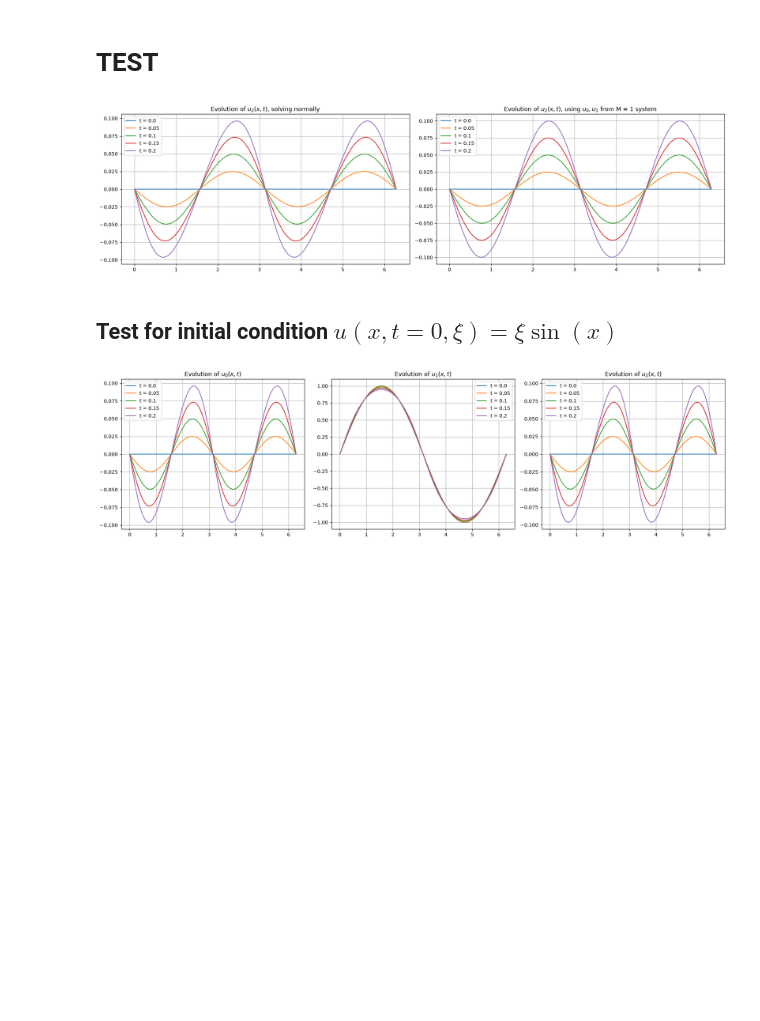
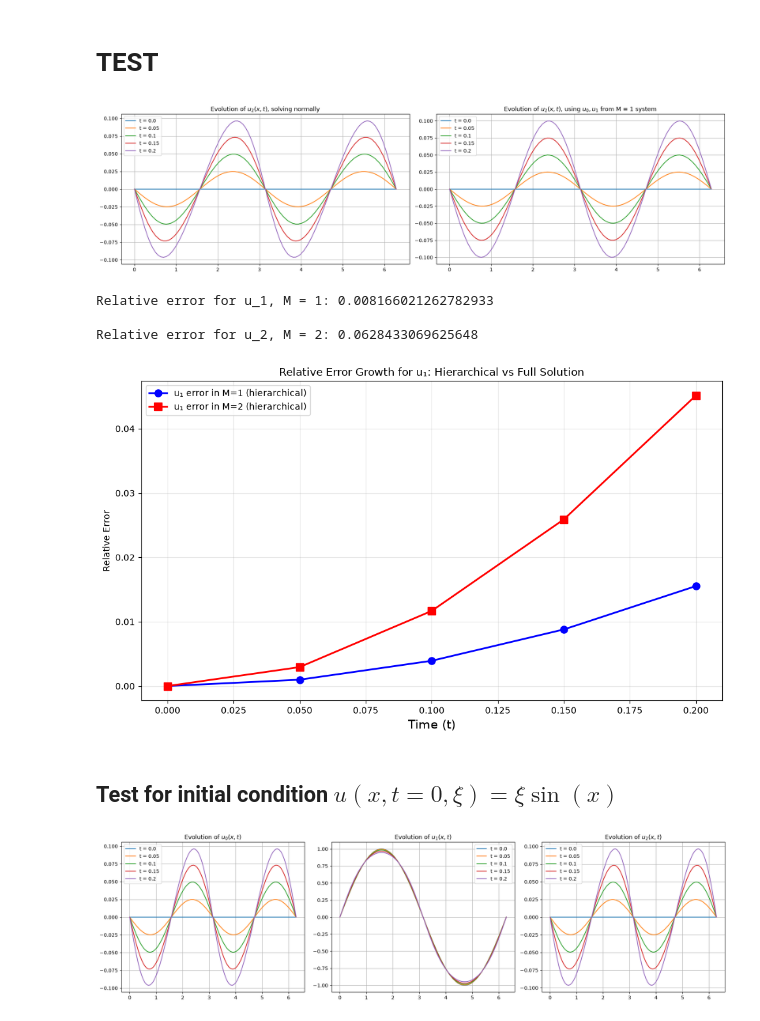
Before and after one commit to giangch0/stochastic_pde, a Jupyter notebook: stochasticpde.ipynb, the cells around one changed output. Cells and saved outputs as stored; diff of their text form; code cells hidden in the pictures; blank space fills up the shorter version.

Commit message:
Add relative error plot

```diff
--- a/stochasticpde.ipynb
+++ b/stochasticpde.ipynb
@@ -283,6 +284,8 @@ def GeneralBurgHierachy(u, t, delta_x, M, N, u_from_M0 = None, u_from_M1 = None)
         Truncation limit. For now, the function is limited to M = 1 and M = 2
     N: non-negative integer
         Number of grid points (x-axis) in which we evaluate the solution
+    u_from_M0: None or a tuple if solution from system M = 0 exists
+        A one-tuple containing u_0 from solving BurgersKEqualsZeroEqn for case M = 0
     u_from_M1: None or a tuple if solution from system M = 1 exists
         A 2-tuple containing u_0 and u_1 solving from BurgersKEqualsZeroEqn and BurgersKEqualsOneEqn for case M = 1
 
@@ -416,6 +419,63 @@ plt.tight_layout()
 plt.show()
 # %% [output]
 [figure]
+# %%
+u1_M1_normal = M1_result_normal[:,N:2*N]
+u1_M1_inherited = M1_result_inherited[:,N:2*N]
+print("\nRelative error for u_1, M = 1:", LA.norm(u1_M1_inherited - u1_M1_normal)/LA.norm(u1_M1_normal))
+
+u2_M2_normal = M2_result_normal[:, 2*N:3*N]
+u2_M2_inherited = M2_result_inherited[:, 2*N:3*N]
+print("\nRelative error for u_2, M = 2:",LA.norm(u2_M2_inherited - u2_M2_normal)/LA.norm(u2_M2_normal)) #np.float64(0.0628433069625648) means 6 percent error whatever
+# %% [output]
+Relative error for u_1, M = 1: 0.008166021262782933
+
+Relative error for u_2, M = 2: 0.0628433069625648
+# %%
+# Reshape results from running odeint
+M1_result_normal = M1_result_normal.reshape(len(t), M1+1, N)
+M2_result_normal = M2_result_normal.reshape(len(t), M2+1, N)
+M1_result_inherited = M1_result_inherited.reshape(len(t), M1+1, N)
+M2_result_inherited = M2_result_inherited.reshape(len(t), M2+1, N)
+
+# Extract u1 from M = 1 solutions (2 ways)
+u1_M1_full = M1_result_normal[:, 1, :]
+u1_M1_hierarchical = M1_result_inherited[:, 1, :]
+
+# Extract u1 from M = 2 solutions (2 ways)
+u1_M2_full = M2_result_normal[:, 1, :]
+u1_M2_hierarchical = M2_result_inherited[:, 1, :]
+
+# Calculate relative errors at each time step
+relative_error_u1_M1 = np.zeros(len(t))
+relative_error_u1_M2 = np.zeros(len(t))
+
+for i in range(len(t)):
+    # Relative error for u1 in M=1 (hierarchical vs full M=1)
+    relative_error_u1_M1[i] = (np.linalg.norm(u1_M1_hierarchical[i, :] - u1_M1_full[i, :]) /
+                                np.linalg.norm(u1_M1_full[i, :]))
+
+    # Relative error for u1 in M=2 (hierarchical vs full M=2)
+    relative_error_u1_M2[i] = (np.linalg.norm(u1_M2_hierarchical[i, :] - u1_M2_full[i, :]) /
+                                np.linalg.norm(u1_M2_full[i, :]))
+
+#Plot over time
+plt.figure(figsize=(10, 6))
+plt.plot(t, relative_error_u1_M1, 'b-o', label='u₁ error in M=1 (hierarchical)',
+             linewidth=2, markersize=8)
+plt.plot(t, relative_error_u1_M2, 'r-s', label='u₁ error in M=2 (hierarchical)',
+             linewidth=2, markersize=8)
+
+plt.xlabel('Time (t)', fontsize=14)
+plt.ylabel('Relative Error')
+plt.title('Relative Error Growth for u₁: Hierarchical vs Full Solution')
+plt.legend()
+plt.grid(True, alpha=0.3, which='both')
+
+plt.tight_layout()
+plt.show()
+# %% [output]
+[figure, added]
 # %% [markdown]
 ## Test for initial condition $u(x,t=0, \xi) = \xi \sin (x)$
 # %%
```
Also changed, not shown: parts of 1 cell of this notebook.
